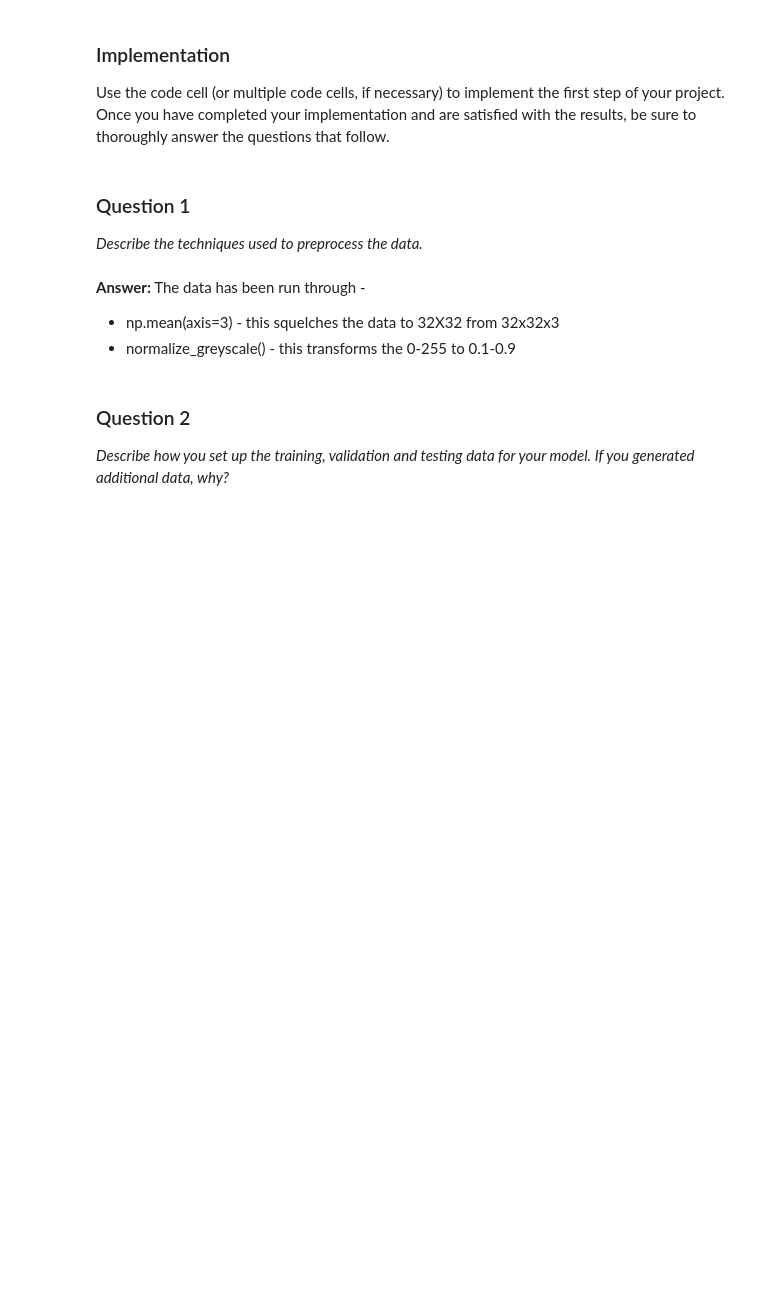
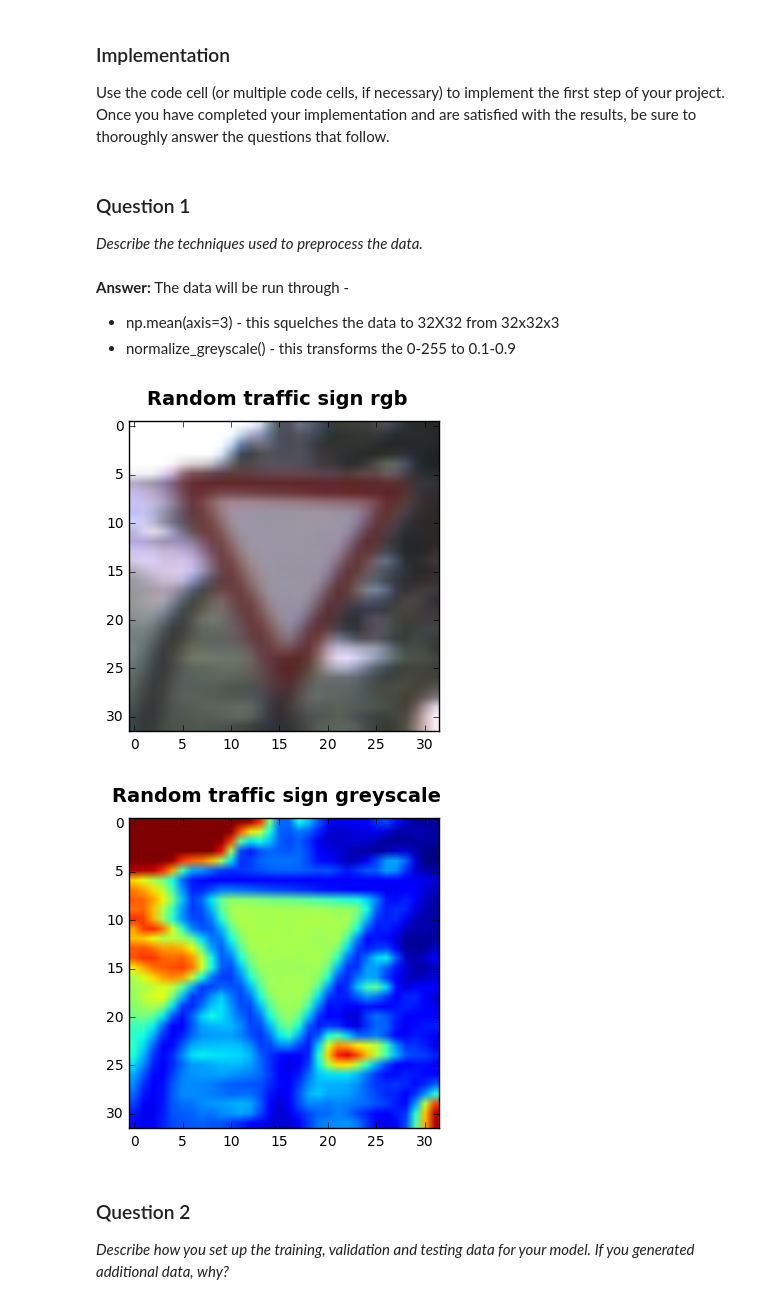
Before and after one commit to bganguly/CarND-Traffic-Signs-P2, a Jupyter notebook: Traffic_Signs_Recognition.ipynb, the cells around one changed output. Drawn from its saved outputs; the diff is of its cells as text; code cells hidden in the pictures; blank space fills up the shorter version.

```diff
--- a/Traffic_Signs_Recognition.ipynb
+++ b/Traffic_Signs_Recognition.ipynb
@@ -185,9 +165,54 @@ X_test = normalize_greyscale(X_test)
 _Describe the techniques used to preprocess the data._
 # %% [markdown]
 **Answer:**
-The data has been run through -
+The data will be run through -
 - np.mean(axis=3) - this squelches the data to 32X32 from 32x32x3
 - normalize_greyscale() - this transforms the 0-255 to 0.1-0.9
+# %%
+# get a reference to the index of a random traffic sign
+randomIdx = random.randint(0,len(X_train))
+randomImg = X_train[randomIdx]
+
+# show the random traffic sign before preprocessing
+fig = plt.figure()
+fig.suptitle('Random traffic sign rgb', fontsize=14, fontweight='bold')
+ax = fig.add_subplot(111)
+ax.imshow(randomImg)
+plt.savefig('output_for_readme/preprocess_before.jpg')
+plt.show()
+
+### Preprocess the data here.
+### Feel free to use as many code cells as needed.
+def normalize_greyscale(image_data):
+    """
+    Normalize the image data with Min-Max scaling to a range of [0.1, 0.9]
+    :param image_data: The image data to be normalized
+    :return: Normalized image data
+    """
+    a = 0.1
+    b = 0.9
+    x_max = 255
+    x_min = 0
+    return  a+(((image_data - x_min)*(b - a))/(x_max - x_min))
+
+# Preprocess training features
+X_train = np.mean(X_train, axis=3)
+X_train = normalize_greyscale(X_train)
+
+# show the same random traffic sign after preprocessing
+fig = plt.figure()
+fig.suptitle('Random traffic sign greyscale', fontsize=14, fontweight='bold')
+ax = fig.add_subplot(111)
+ax.imshow(X_train[randomIdx])
+plt.savefig('output_for_readme/preprocess_after.jpg')
+plt.show()
+
+# Apply similar Preprocessing to test features
+X_test = np.mean(X_test, axis=3)
+X_test = normalize_greyscale(X_test)
+# %% [output]
+[figure, added]
+[figure, added]
 # %%
 ### Generate data additional (if you want to!)
 ### and split the data into training/validation/testing sets here.
```
Also changed, not shown: parts of 7 cells of this notebook, 2 other files.
